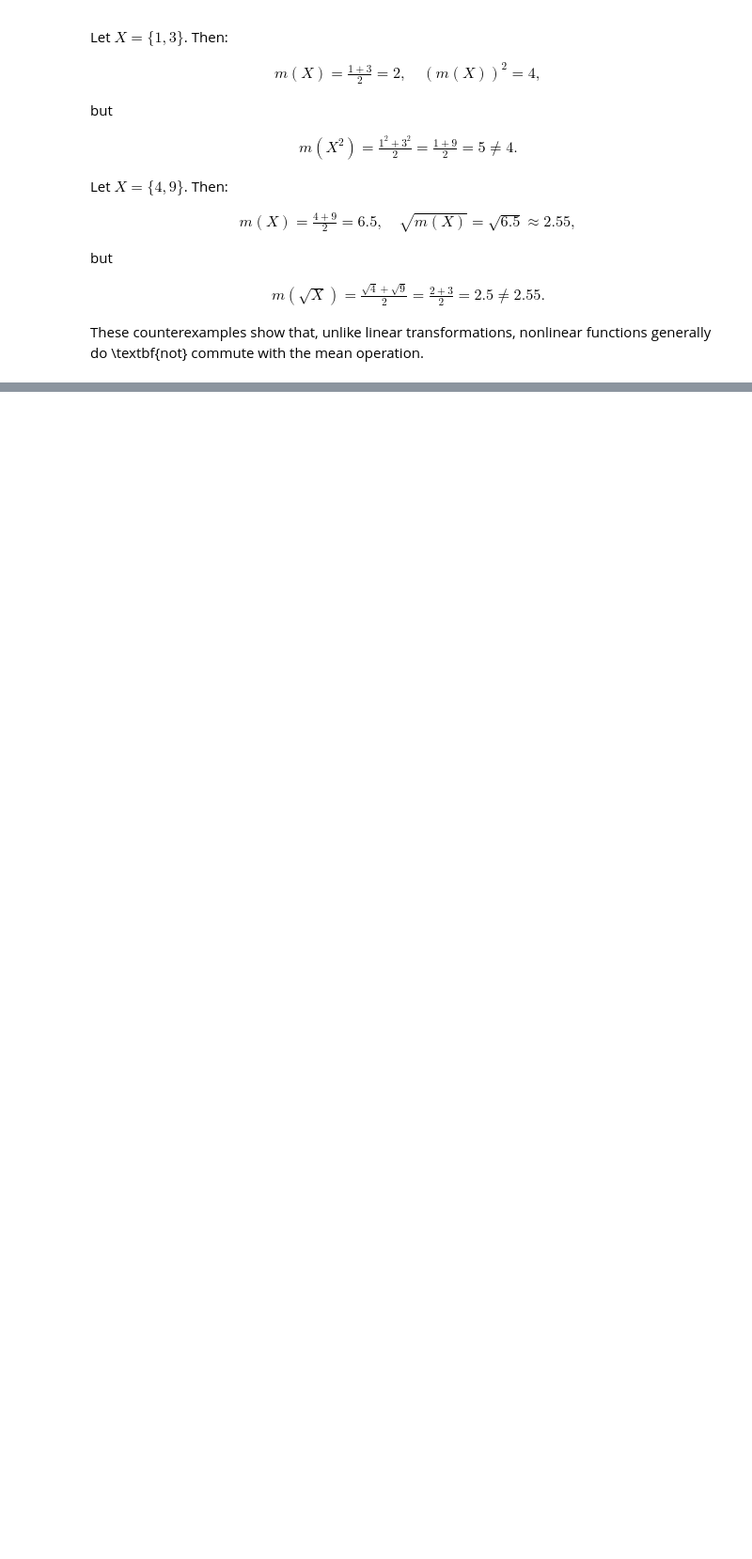
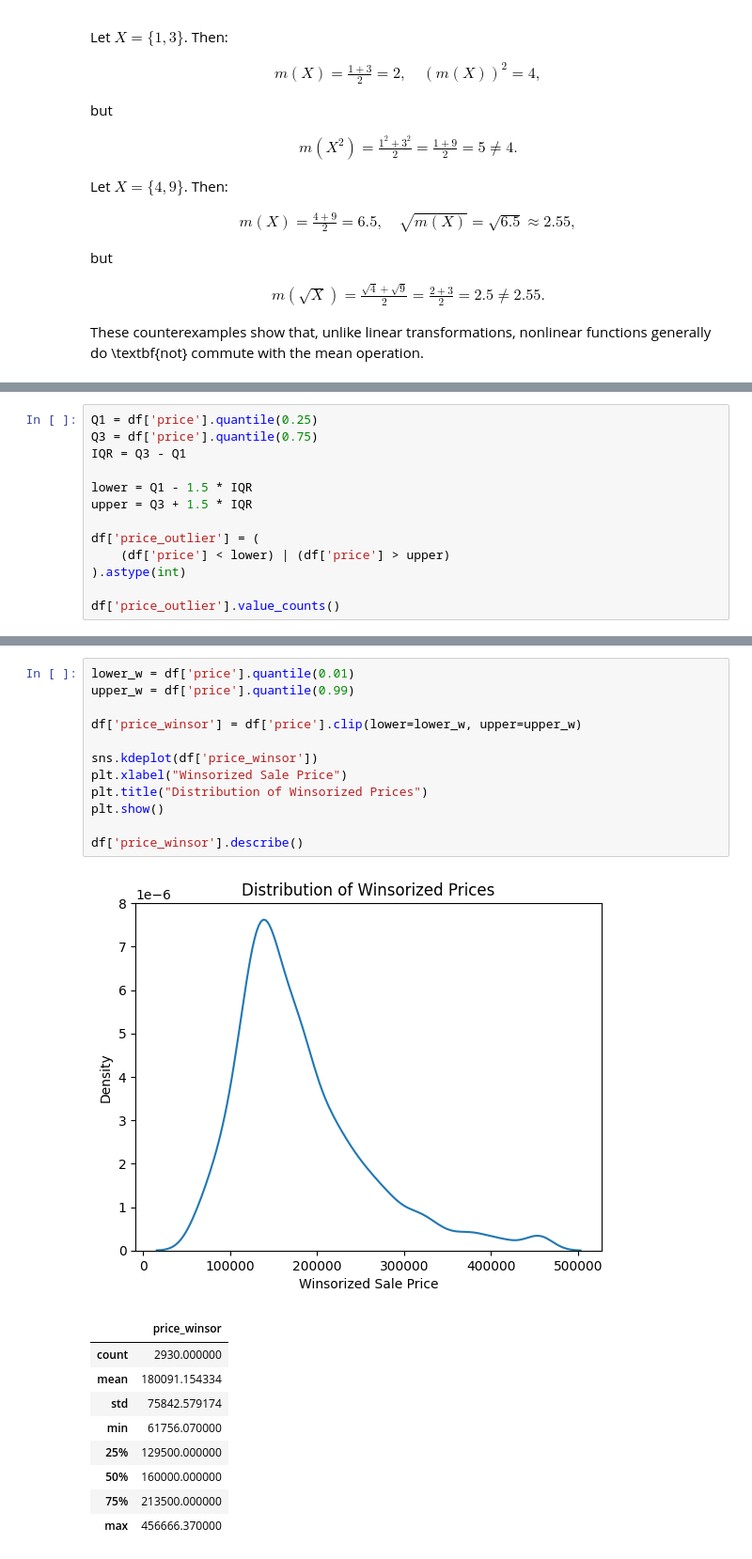
Before and after one commit to brishti-c/undergrad_ml_assignments, a Jupyter notebook: 01_assignment_wrangling_and_eda.ipynb, the cells around one changed output, grey strips where cells are left out. Shown at 94% size. Cells and saved outputs as stored; diff of their text form; blank space fills up the shorter version.

```diff
--- a/01_assignment_wrangling_and_eda.ipynb
+++ b/01_assignment_wrangling_and_eda.ipynb
@@ -820,0 +916,13 @@ We'll use the `ames_prices.csv` dataset. The "relevant" variables for this quest
+# %%
+Q1 = df['price'].quantile(0.25)
+Q3 = df['price'].quantile(0.75)
+IQR = Q3 - Q1
+
+lower = Q1 - 1.5 * IQR
+upper = Q3 + 1.5 * IQR
+
+df['price_outlier'] = (
+    (df['price'] < lower) | (df['price'] > upper)
+).astype(int)
+
+df['price_outlier'].value_counts()
@@ -820,0 +935,23 @@ We'll use the `ames_prices.csv` dataset. The "relevant" variables for this quest
+# %%
+lower_w = df['price'].quantile(0.01)
+upper_w = df['price'].quantile(0.99)
+
+df['price_winsor'] = df['price'].clip(lower=lower_w, upper=upper_w)
+
+sns.kdeplot(df['price_winsor'])
+plt.xlabel("Winsorized Sale Price")
+plt.title("Distribution of Winsorized Prices")
+plt.show()
+
+df['price_winsor'].describe()
+# %% [output]
+[figure, added]
+|  | price_winsor |
+| count | 2930.000000 |
+| mean | 180091.154334 |
+| std | 75842.579174 |
+| min | 61756.070000 |
+| 25% | 129500.000000 |
+| 50% | 160000.000000 |
+| 75% | 213500.000000 |
+| max | 456666.370000 |
```
Also changed, not shown: parts of 8 cells of this notebook.
